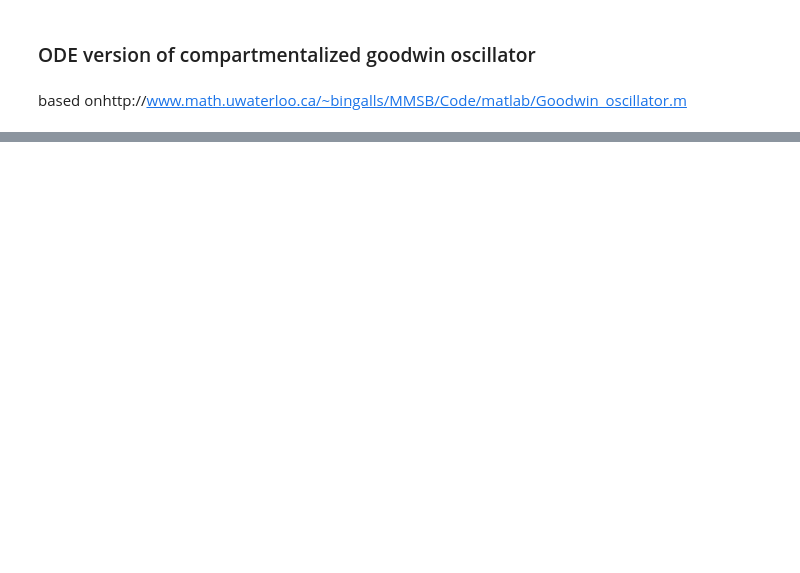
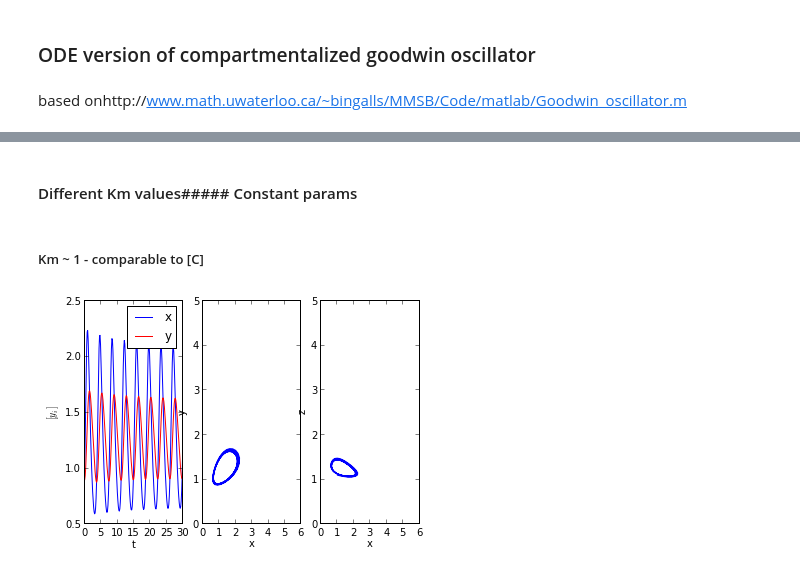
Before and after one commit to huskeypm/enzymekineticsacs, a Jupyter notebook: goodwin.ipynb, the cells around one changed output, grey strips where cells are left out. Saved outputs shown, nothing was run; the diff lists cells and outputs as text; code cells hidden in the pictures; blank space fills up the shorter version.

```diff
--- a/goodwin.ipynb
+++ b/goodwin.ipynb
@@ -18,0 +27,2 @@ SyntaxError: invalid syntax (<ipython-input-43-273b9e3d8b6e>, line 5)
+# %% [markdown]
+#### Different Km values##### Constant params
@@ -18,0 +31,6 @@ SyntaxError: invalid syntax (<ipython-input-43-273b9e3d8b6e>, line 5)
+# %% [markdown]
+##### Km ~ 1 - comparable to [C]
+# %%
+Km = 1.k1= 1/Kmy1,t1=goodwinmodel(t,y0,ks)
+# %% [output]
+[figure, added]
```
Also changed, not shown: parts of 27 cells of this notebook, 3 other files.
